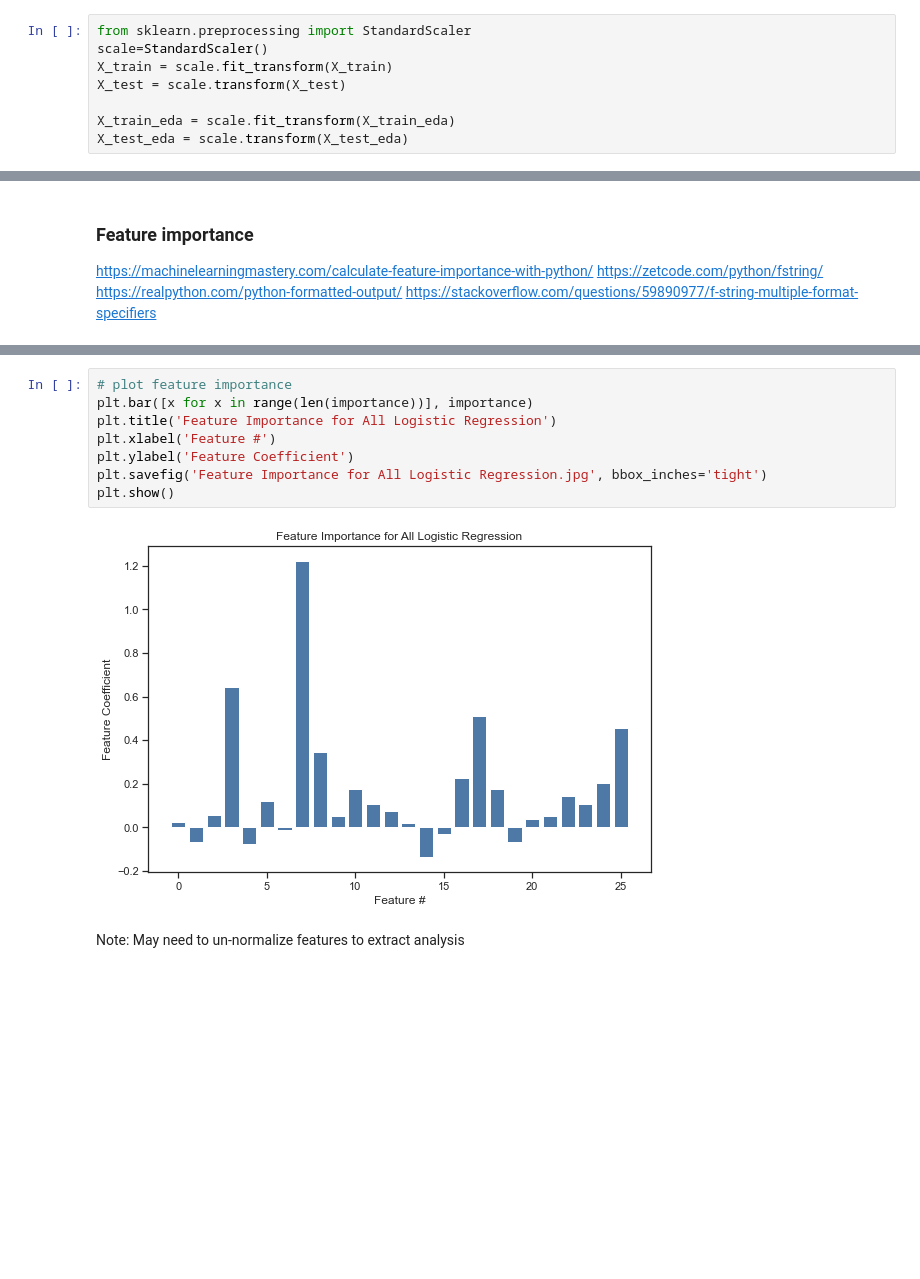
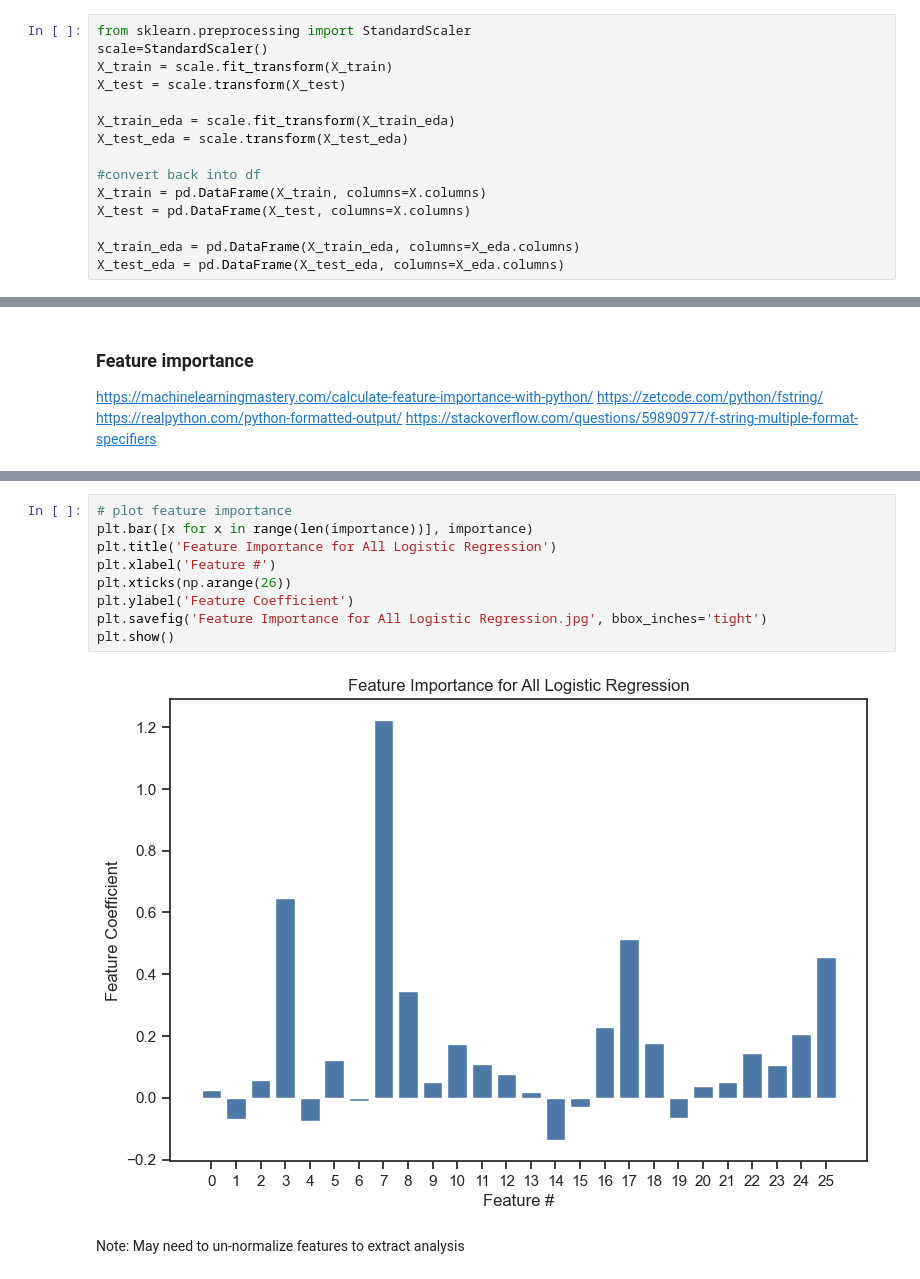
Before and after one commit to csastra/COVID-PNEUMONIA, a Jupyter notebook: 490465932_QBUS4934_Modeling.ipynb, the cells around one changed output, grey strips where cells are left out. Cells and saved outputs as stored; diff of their text form; blank space fills up the shorter version.

```diff
--- a/490465932_QBUS4934_Modeling.ipynb
+++ b/490465932_QBUS4934_Modeling.ipynb
@@ -349,6 +349,13 @@ X_test = scale.transform(X_test)
 
 X_train_eda = scale.fit_transform(X_train_eda)
 X_test_eda = scale.transform(X_test_eda)
+
+#convert back into df
+X_train = pd.DataFrame(X_train, columns=X.columns)
+X_test = pd.DataFrame(X_test, columns=X.columns)
+
+X_train_eda = pd.DataFrame(X_train_eda, columns=X_eda.columns)
+X_test_eda = pd.DataFrame(X_test_eda, columns=X_eda.columns)
 # %% [markdown]
 ## Class imbalance
 # %%
@@ -559,13 +566,14 @@ for i,v in enumerate(importance):
 # %%
 # plot feature importance
 plt.bar([x for x in range(len(importance))], importance)
 plt.title('Feature Importance for All Logistic Regression')
 plt.xlabel('Feature #')
+plt.xticks(np.arange(26))
 plt.ylabel('Feature Coefficient')
 plt.savefig('Feature Importance for All Logistic Regression.jpg', bbox_inches='tight')
 plt.show()
 # %% [output]
-[figure, old version]
+[figure, new version]
 # %% [markdown]
 Note: May need to un-normalize features to extract analysis
 # %% [markdown]
```
Also changed, not shown: parts of 38 cells of this notebook.
